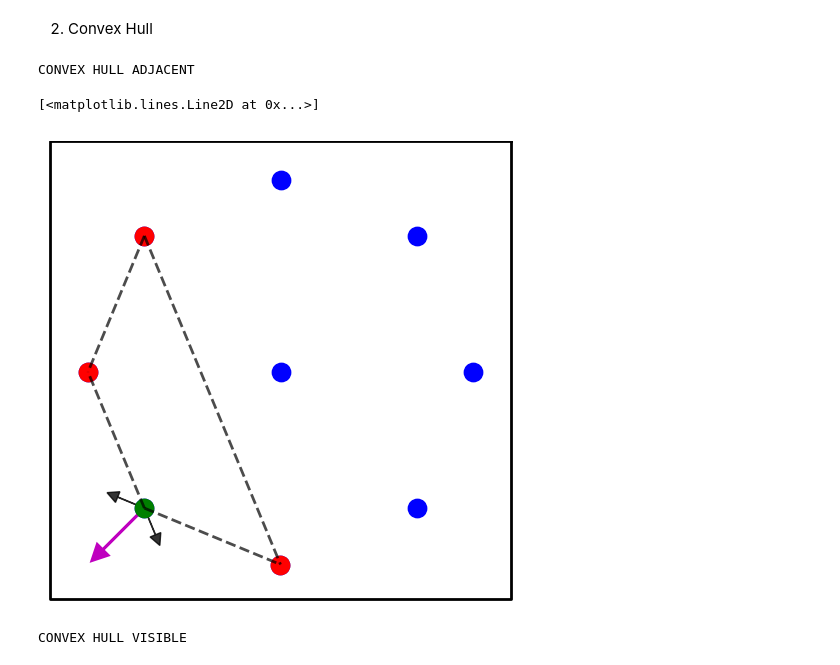
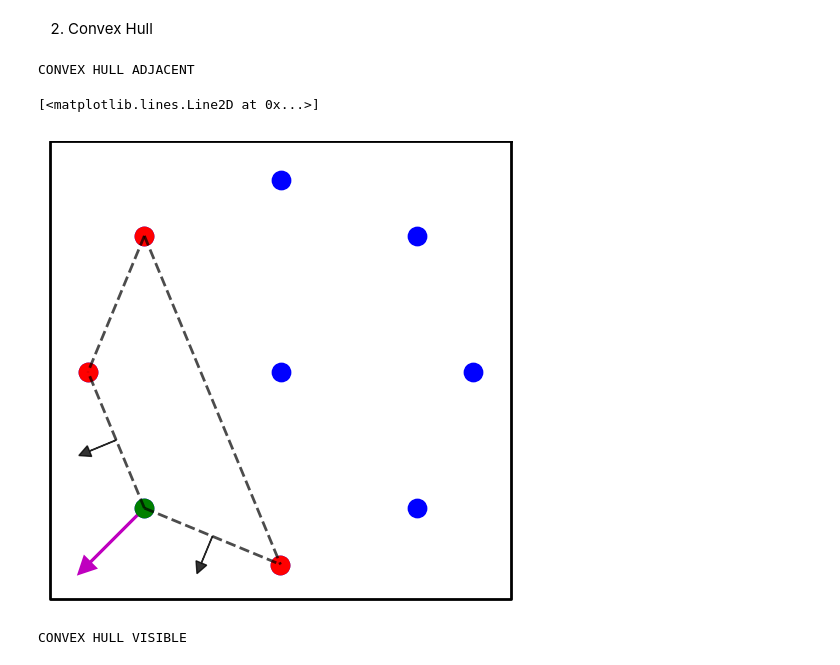
Before and after one commit to Alex0021/Robotic_Project1, a Jupyter notebook: notebooks/metric_eval.ipynb, the cells around one changed output. Saved outputs shown, nothing was run; the diff lists cells and outputs as text; code cells hidden in the pictures.

```diff
--- a/notebooks/metric_eval.ipynb
+++ b/notebooks/metric_eval.ipynb
@@ -86,38 +86,42 @@ plt.axis([-BOUND, BOUND, -BOUND, BOUND])
 plt.axis('off')
 # Show convex hull of neighbors including selected drone
 from scipy.spatial import ConvexHull
 points = np.array([[x[i], y[i]] for i in neighbors] + [[x[selected], y[selected]]])
 hull = ConvexHull(points)
 for simplex in hull.simplices:
     plt.plot(points[simplex, 0], points[simplex, 1], 'k--', alpha=0.7, lw=2)
 
 # Scatter plot
 plt.scatter(x, y, marker='o', color='b', s=SIZE)
 plt.scatter([x[i] for i in neighbors], [y[i] for i in neighbors], marker='o', color='r', s=SIZE)
 
 # Show arrows for adjacent edges of selected
 # Select edges of selected drone
-adjacent = [5,7]
+adjacent = [3,2]
 # Draw arrows
+hull_centroids = np.mean(points[hull.simplices], axis=1)
+# draw normal of adjacent edges
 final_dir = np.zeros(2)
 for i in adjacent:
-    dir = np.array([x[i] - x[selected], y[i] - y[selected]])
-    dir = -dir / np.linalg.norm(dir)
+    dir = hull.equations[i,:2]
+    dir = dir / np.linalg.norm(dir)
     final_dir += dir
-    plt.arrow(x[selected], y[selected], dir[0]*0.075, dir[1]*0.075, head_width=0.03, head_length=0.03, fc='k', ec='k', alpha=0.8)
+    plt.arrow(hull_centroids[i,0], hull_centroids[i,1], dir[0]*0.075, dir[1]*0.075, head_width=0.03, head_length=0.03, fc='k', ec='k', alpha=0.8)
+
 # # Draw pointing arrow
+final_dir = final_dir / np.linalg.norm(final_dir)
 plt.arrow(x[selected], y[selected], final_dir[0]*0.2, final_dir[1]*0.2, head_width=0.04, head_length=0.04, fc='m', ec='m', lw=2)
 
 plt.scatter(x[selected], y[selected], marker='o', color='g', s=SIZE)
 
 print("CONVEX HULL ADJACENT")
 
 # Create a box around the plot
 plt.plot([BOUND, BOUND, -BOUND, -BOUND, BOUND], [BOUND, -BOUND+0.01, -BOUND+0.01, BOUND, BOUND], 'k-', lw=2)
 # %% [output]
 CONVEX HULL ADJACENT
 [<matplotlib.lines.Line2D at 0x...>]
-[figure, old version]
+[figure, new version]
 # %%
 import numpy as np
 import matplotlib.pyplot as plt
```
Also changed, not shown: 16 other files.
